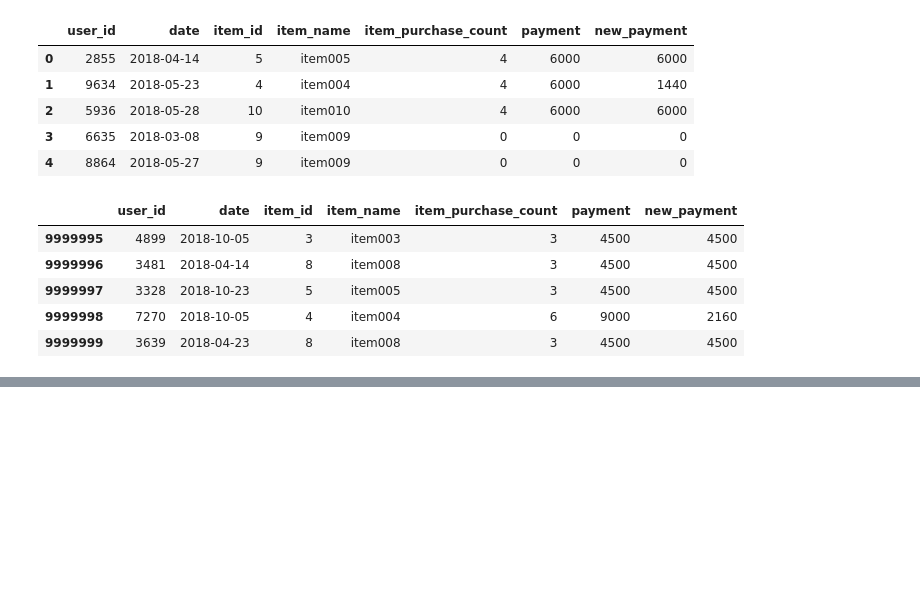
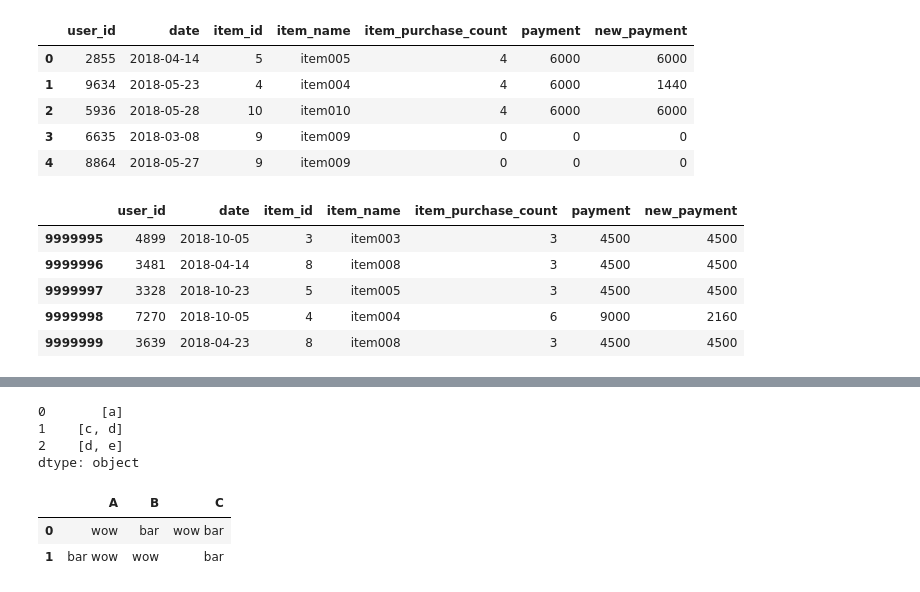
Before and after one commit to mlpanda0210/pandas_cheatsheet, a Jupyter notebook: pandas cheat sheet.ipynb, the cells around one changed output, grey strips where cells are left out. Cells and saved outputs as stored; diff of their text form; code cells hidden in the pictures; blank space fills up the shorter version.

```diff
--- a/pandas cheat sheet.ipynb
+++ b/pandas cheat sheet.ipynb
@@ -354,0 +402,23 @@ display(item_data.tail())
+# %%
+df = pd.DataFrame({'ID':['1','2','3'], 'J1': [0,2,3], 'J2':[1,4,5]})
+lst = ['a','b','c','d','e','f']
+
+def cutByList(row):
+    return lst[row["J1"]:row["J2"]]
+
+df.apply(cutByList,axis=1)
+# %% [output]
+0       [a]
+1    [c, d]
+2    [d, e]
+dtype: object
+# %%
+def foo_bar(x):
+    return x.replace('foo', 'wow')
+
+df = pd.DataFrame({"A":["foo","bar foo"],"B":["bar","foo"],"C":["foo bar","bar"]})
+df.applymap(foo_bar)
+# %% [output]
+|  | A | B | C |
+| 0 | wow | bar | wow bar |
+| 1 | bar wow | wow | bar |
```
Also changed, not shown: parts of 8 cells of this notebook.
